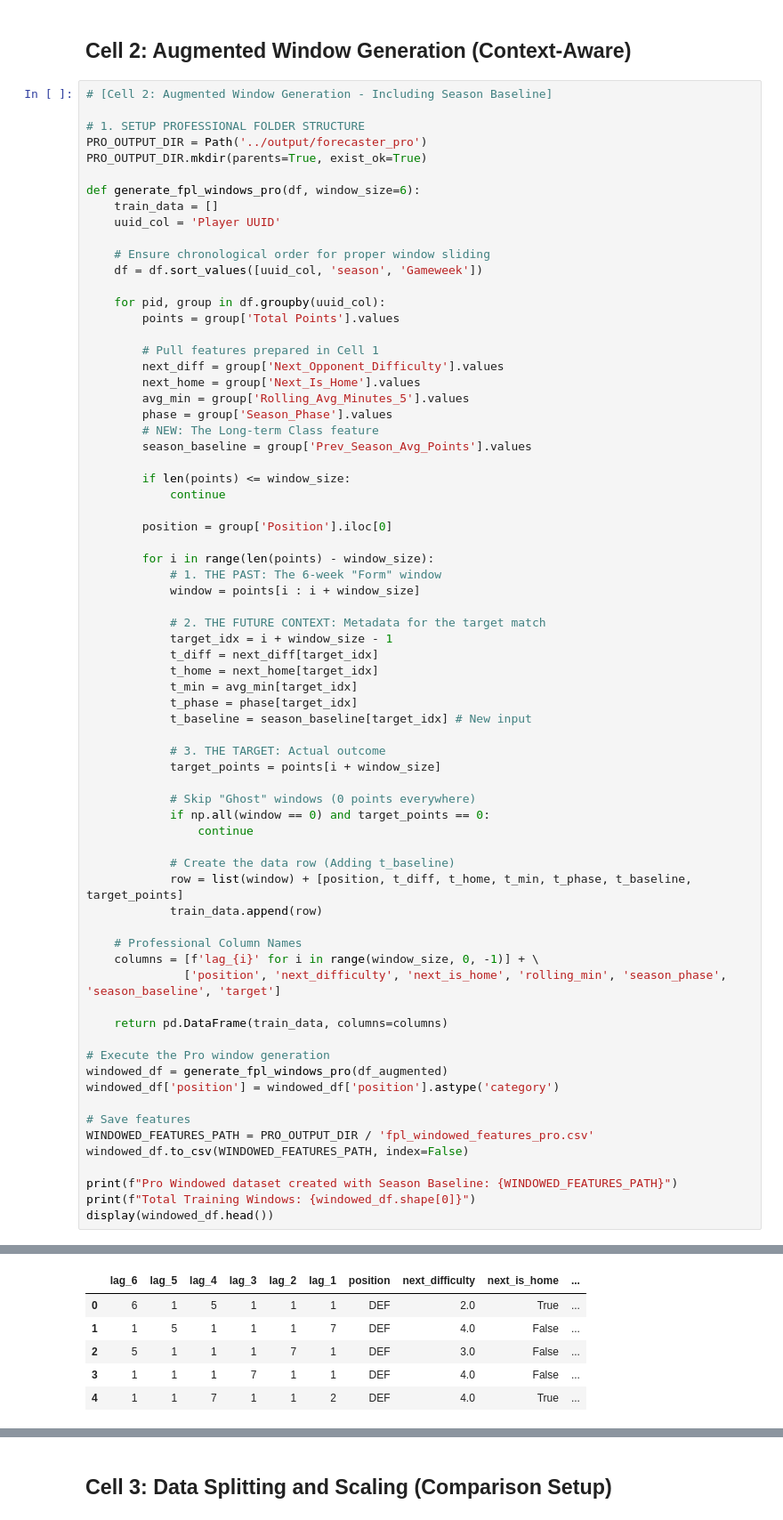
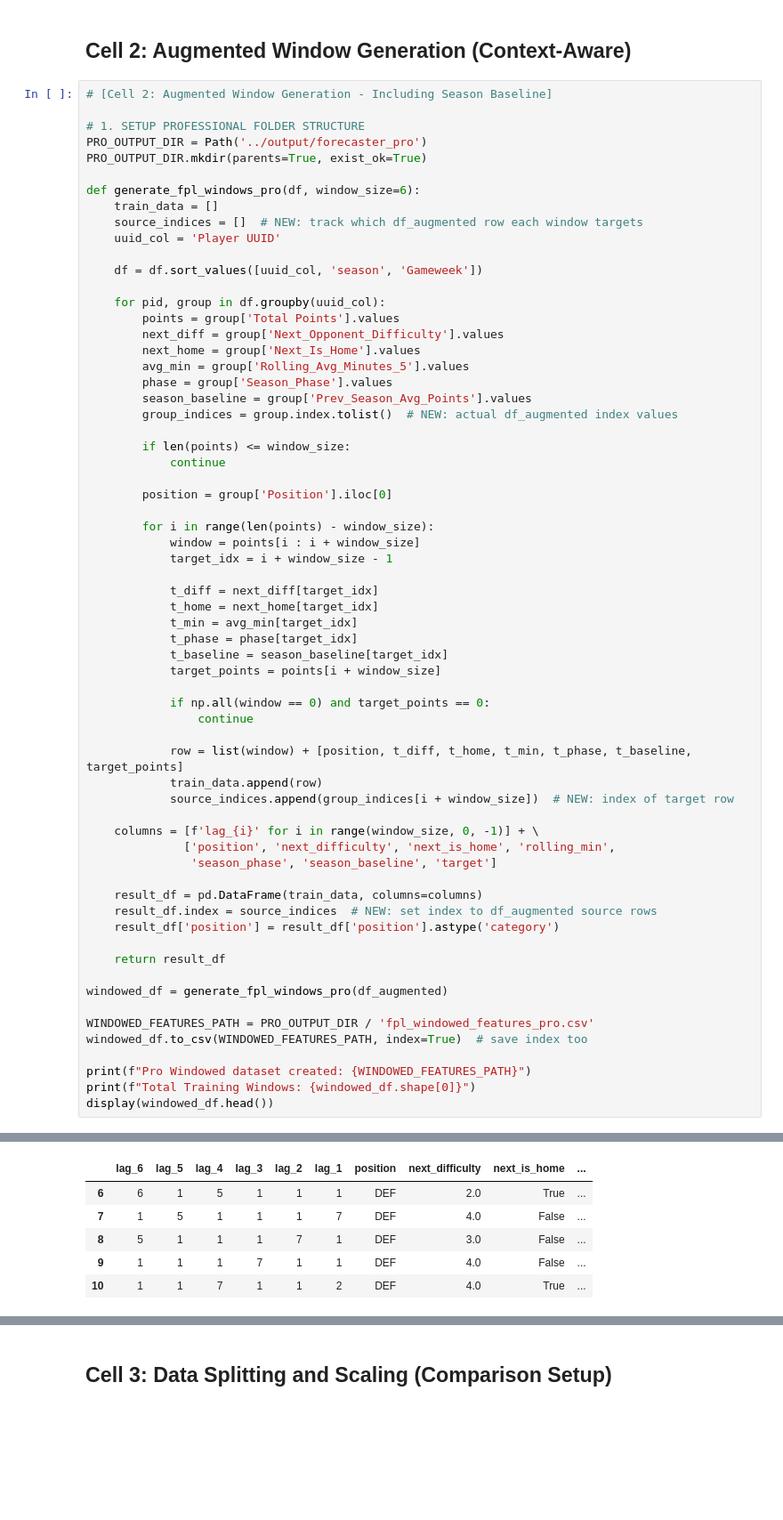
Before and after one commit to sophiedelrey/fpl_pipeline, a Jupyter notebook: models/forecaster_pro.ipynb, the cells around one changed output, grey strips where cells are left out. Shown at 89% size. Saved outputs shown, nothing was run; the diff lists cells and outputs as text; blank space fills up the shorter version.

```diff
--- a/models/forecaster_pro.ipynb
+++ b/models/forecaster_pro.ipynb
@@ -259,21 +283,19 @@ PRO_OUTPUT_DIR.mkdir(parents=True, exist_ok=True)
 
 def generate_fpl_windows_pro(df, window_size=6):
     train_data = []
+    source_indices = []  # NEW: track which df_augmented row each window targets
     uuid_col = 'Player UUID'
 
-    # Ensure chronological order for proper window sliding
     df = df.sort_values([uuid_col, 'season', 'Gameweek'])
 
     for pid, group in df.groupby(uuid_col):
         points = group['Total Points'].values
-
-        # Pull features prepared in Cell 1
         next_diff = group['Next_Opponent_Difficulty'].values
         next_home = group['Next_Is_Home'].values
         avg_min = group['Rolling_Avg_Minutes_5'].values
         phase = group['Season_Phase'].values
-        # NEW: The Long-term Class feature
         season_baseline = group['Prev_Season_Avg_Points'].values
+        group_indices = group.index.tolist()  # NEW: actual df_augmented index values
 
         if len(points) <= window_size:
             continue
@@ -281,43 +303,39 @@ def generate_fpl_windows_pro(df, window_size=6):
         position = group['Position'].iloc[0]
 
         for i in range(len(points) - window_size):
-            # 1. THE PAST: The 6-week "Form" window
             window = points[i : i + window_size]
+            target_idx = i + window_size - 1
 
-            # 2. THE FUTURE CONTEXT: Metadata for the target match
-            target_idx = i + window_size - 1
             t_diff = next_diff[target_idx]
             t_home = next_home[target_idx]
             t_min = avg_min[target_idx]
             t_phase = phase[target_idx]
-            t_baseline = season_baseline[target_idx] # New input
-
-            # 3. THE TARGET: Actual outcome
+            t_baseline = season_baseline[target_idx]
             target_points = points[i + window_size]
 
-            # Skip "Ghost" windows (0 points everywhere)
             if np.all(window == 0) and target_points == 0:
                 continue
 
-            # Create the data row (Adding t_baseline)
             row = list(window) + [position, t_diff, t_home, t_min, t_phase, t_baseline, target_points]
             train_data.append(row)
+            source_indices.append(group_indices[i + window_size])  # NEW: index of target row
 
-    # Professional Column Names
     columns = [f'lag_{i}' for i in range(window_size, 0, -1)] + \
-              ['position', 'next_difficulty', 'next_is_home', 'rolling_min', 'season_phase', 'season_baseline', 'target']
+              ['position', 'next_difficulty', 'next_is_home', 'rolling_min',
+               'season_phase', 'season_baseline', 'target']
 
-    return pd.DataFrame(train_data, columns=columns)
+    result_df = pd.DataFrame(train_data, columns=columns)
+    result_df.index = source_indices  # NEW: set index to df_augmented source rows
+    result_df['position'] = result_df['position'].astype('category')
 
-# Execute the Pro window generation
+    return result_df
+
 windowed_df = generate_fpl_windows_pro(df_augmented)
-windowed_df['position'] = windowed_df['position'].astype('category')
 
-# Save features
 WINDOWED_FEATURES_PATH = PRO_OUTPUT_DIR / 'fpl_windowed_features_pro.csv'
-windowed_df.to_csv(WINDOWED_FEATURES_PATH, index=False)
+windowed_df.to_csv(WINDOWED_FEATURES_PATH, index=True)  # save index too
 
-print(f"Pro Windowed dataset created with Season Baseline: {WINDOWED_FEATURES_PATH}")
+print(f"Pro Windowed dataset created: {WINDOWED_FEATURES_PATH}")
 print(f"Total Training Windows: {windowed_df.shape[0]}")
 display(windowed_df.head())
 # %% [output]
@@ -325,8 +343,8 @@ Pro Windowed dataset created with Season Baseline: ..\output\forecaster_pro\fpl_
 Total Training Windows: 53408
 |  | lag_6 | lag_5 | lag_4 | lag_3 | lag_2 | lag_1 | position | next_difficulty | next_is_home | ... |
-| 0 | 6 | 1 | 5 | 1 | 1 | 1 | DEF | 2.0 | True | ... |
-| 1 | 1 | 5 | 1 | 1 | 1 | 7 | DEF | 4.0 | False | ... |
-| 2 | 5 | 1 | 1 | 1 | 7 | 1 | DEF | 3.0 | False | ... |
-| 3 | 1 | 1 | 1 | 7 | 1 | 1 | DEF | 4.0 | False | ... |
-| 4 | 1 | 1 | 7 | 1 | 1 | 2 | DEF | 4.0 | True | ... |
+| 6 | 6 | 1 | 5 | 1 | 1 | 1 | DEF | 2.0 | True | ... |
+| 7 | 1 | 5 | 1 | 1 | 1 | 7 | DEF | 4.0 | False | ... |
+| 8 | 5 | 1 | 1 | 1 | 7 | 1 | DEF | 3.0 | False | ... |
+| 9 | 1 | 1 | 1 | 7 | 1 | 1 | DEF | 4.0 | False | ... |
+| 10 | 1 | 1 | 7 | 1 | 1 | 2 | DEF | 4.0 | True | ... |
 # %%
```
Also changed, not shown: parts of 49 cells of this notebook.
